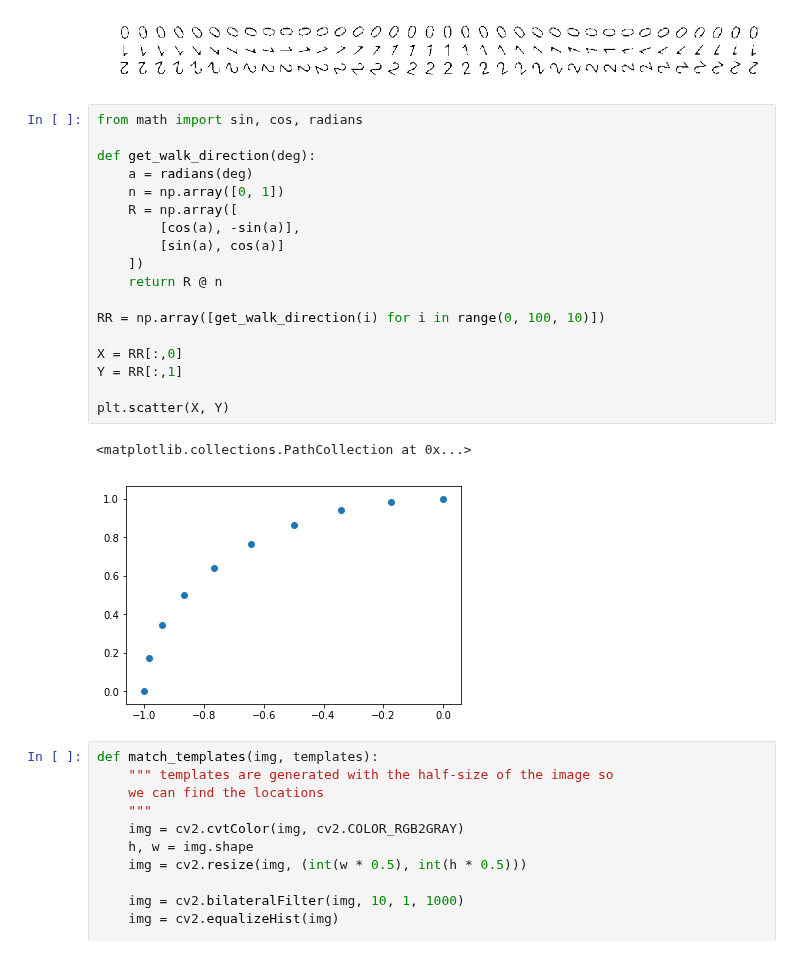
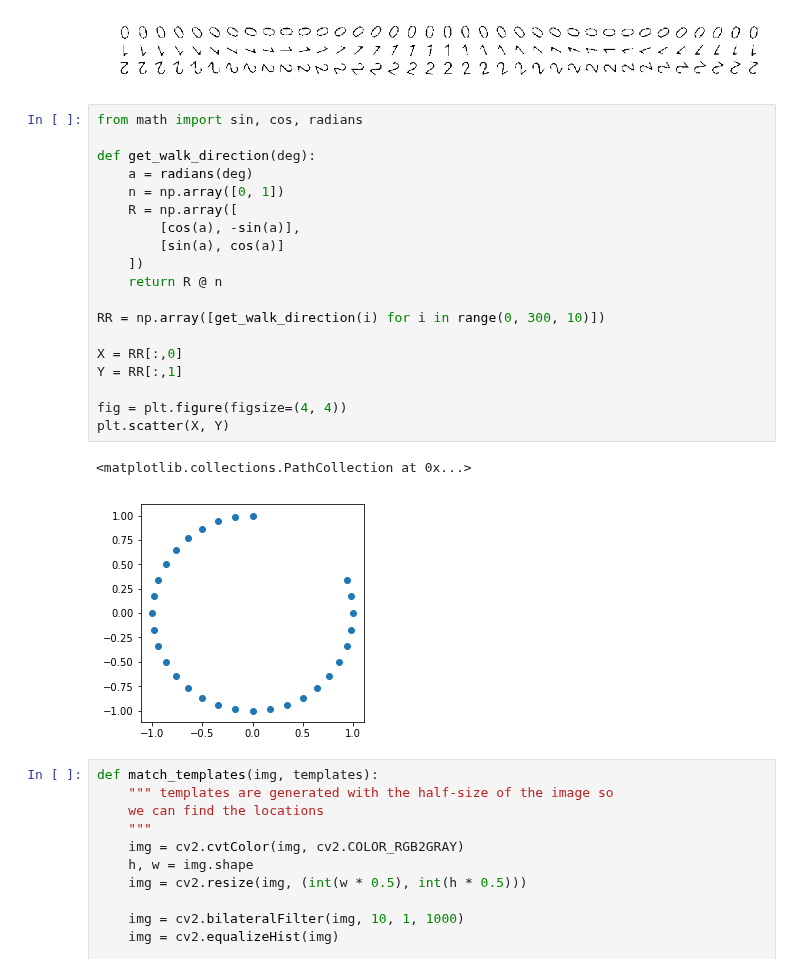
Before and after one commit to justayak/playground, a Jupyter notebook: computer_vision/plant_project/prototyping.ipynb, the cells around one changed output. Drawn from its saved outputs; the diff is of its cells as text.

```diff
--- a/computer_vision/plant_project/prototyping.ipynb
+++ b/computer_vision/plant_project/prototyping.ipynb
@@ -63,24 +63,25 @@ plot_mats(zeros + ones + twos, cols=36)
 # %%
 from math import sin, cos, radians
 
 def get_walk_direction(deg):
     a = radians(deg)
     n = np.array([0, 1])
     R = np.array([
         [cos(a), -sin(a)],
         [sin(a), cos(a)]
     ])
     return R @ n
 
-RR = np.array([get_walk_direction(i) for i in range(0, 100, 10)])
+RR = np.array([get_walk_direction(i) for i in range(0, 300, 10)])
 
 X = RR[:,0]
 Y = RR[:,1]
 
+fig = plt.figure(figsize=(4, 4))
 plt.scatter(X, Y)
 # %% [output]
 <matplotlib.collections.PathCollection at 0x...>
-[figure, old version]
+[figure, new version]
 # %%
 def match_templates(img, templates):
     """ templates are generated with the half-size of the image so
```
